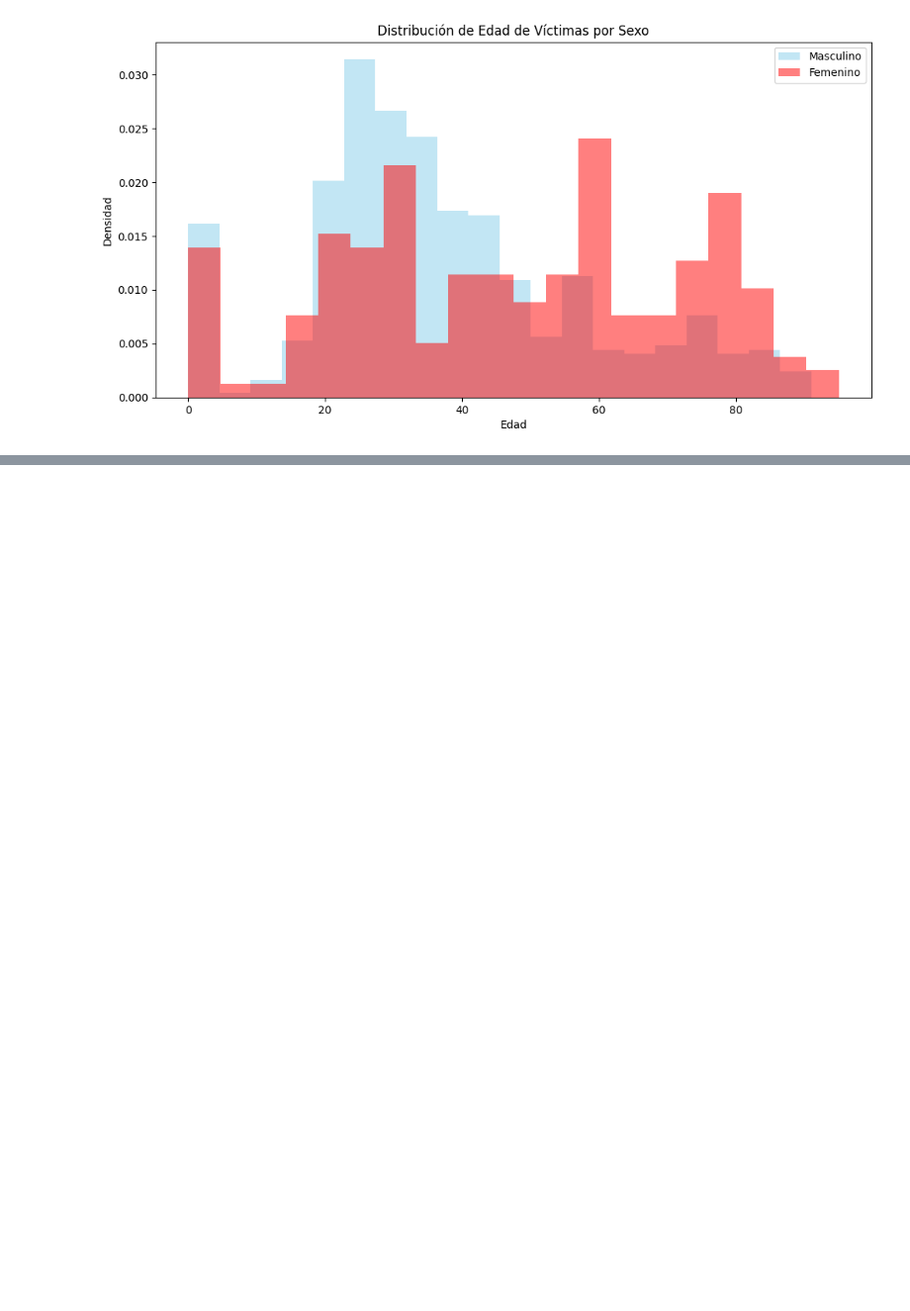
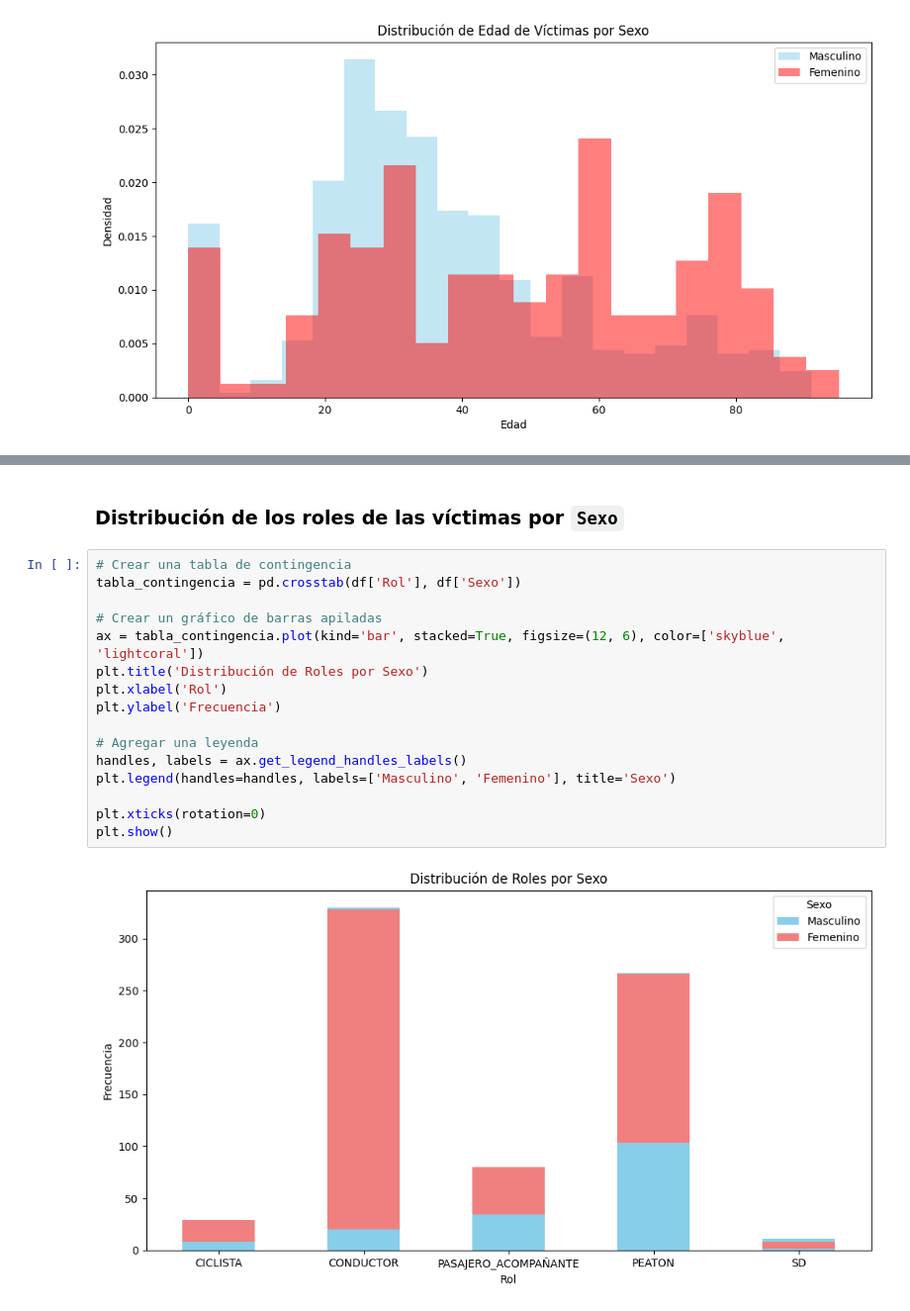
Before and after one commit to JimeFioni/PI-02-Siniestros-Viales, a Jupyter notebook: EDA.ipynb, the cells around one changed output, grey strips where cells are left out. Shown: that part at 99% size. Drawn from its saved outputs; the diff is of its cells as text; blank space fills up the shorter version.

Commit message:
roles

```diff
--- a/EDA.ipynb
+++ b/EDA.ipynb
@@ -446,0 +490,20 @@ El gráfico muestra dos histogramas sobre el mismo eje a fin de poder comparar d
+# %% [markdown]
+### Distribución de los roles de las víctimas por `Sexo`
+# %%
+# Crear una tabla de contingencia
+tabla_contingencia = pd.crosstab(df['Rol'], df['Sexo'])
+
+# Crear un gráfico de barras apiladas
+ax = tabla_contingencia.plot(kind='bar', stacked=True, figsize=(12, 6), color=['skyblue', 'lightcoral'])
+plt.title('Distribución de Roles por Sexo')
+plt.xlabel('Rol')
+plt.ylabel('Frecuencia')
+
+# Agregar una leyenda
+handles, labels = ax.get_legend_handles_labels()
+plt.legend(handles=handles, labels=['Masculino', 'Femenino'], title='Sexo')
+
+plt.xticks(rotation=0)
+plt.show()
+# %% [output]
+[figure, added]
```
Also changed, not shown: parts of 6 cells of this notebook.
